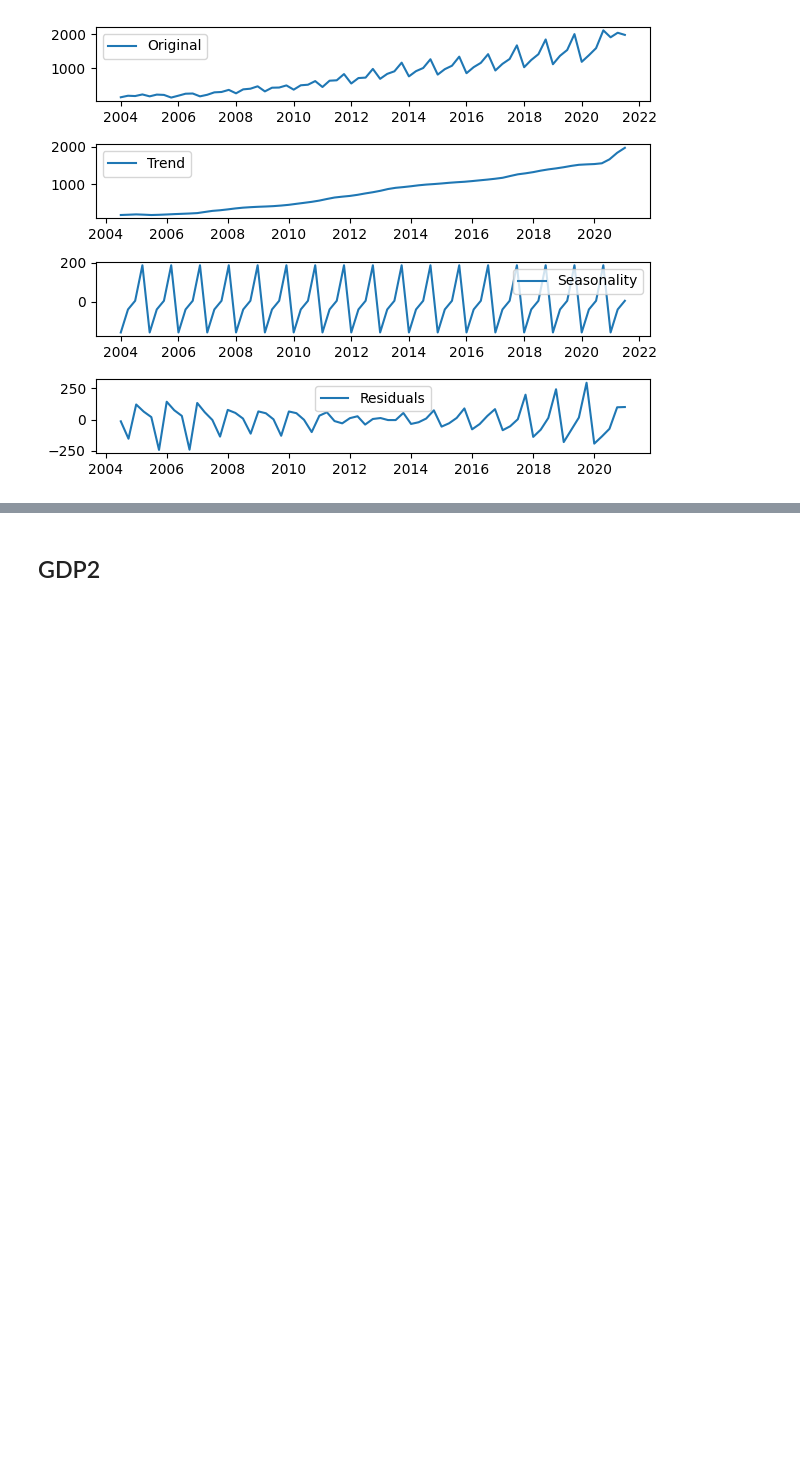
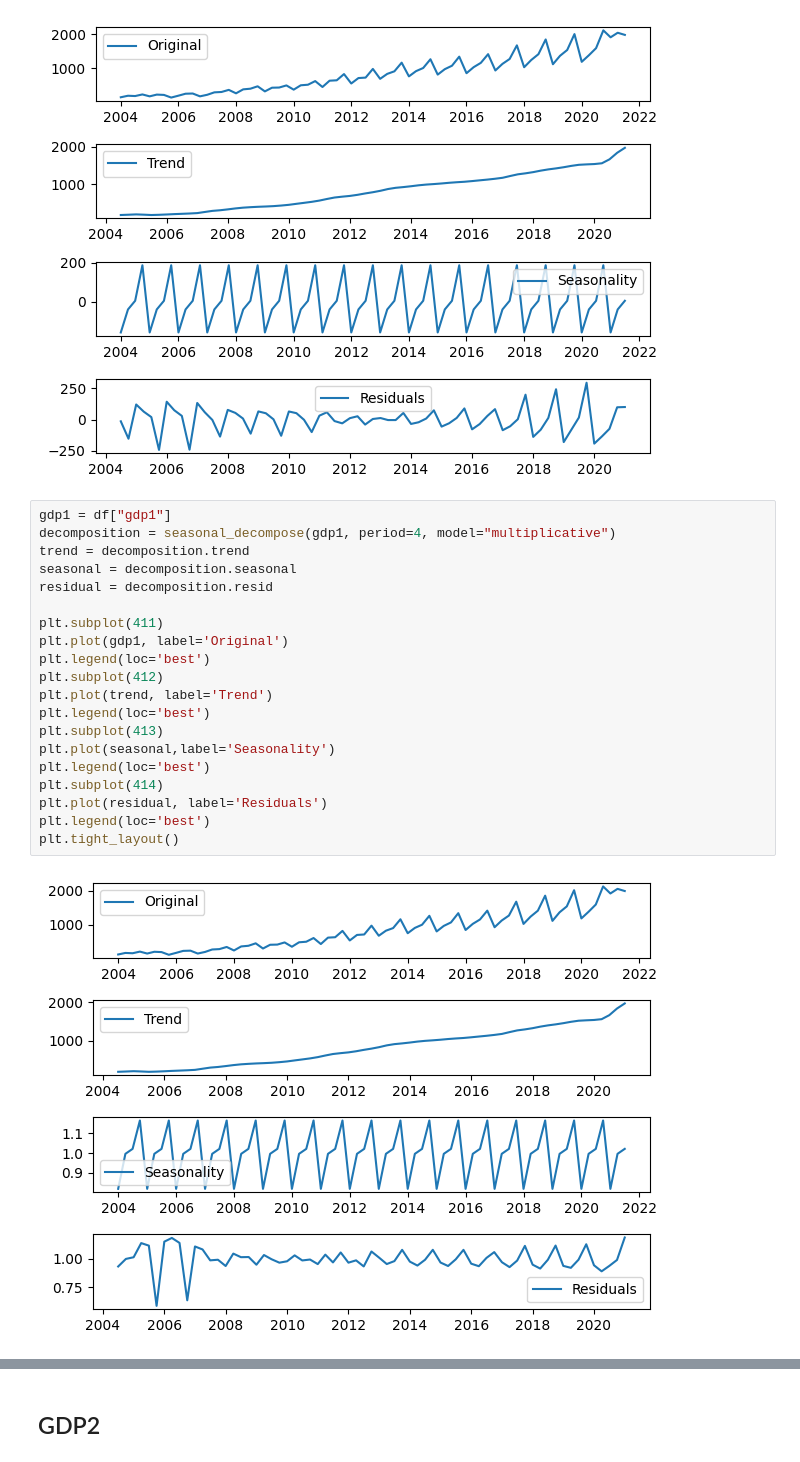
Before and after one commit to khanhtrinh2003/Time-series, a Jupyter notebook: Lesson/gdp.ipynb, the cells around one changed output, grey strips where cells are left out. Saved outputs shown, nothing was run; the diff lists cells and outputs as text; blank space fills up the shorter version.

```diff
--- a/Lesson/gdp.ipynb
+++ b/Lesson/gdp.ipynb
@@ -38,3 +42,25 @@ plt.legend(loc='best')
 plt.tight_layout()
 # %% [output]
 [figure]
+# %%
+gdp1 = df["gdp1"]
+decomposition = seasonal_decompose(gdp1, period=4, model="multiplicative")
+trend = decomposition.trend
+seasonal = decomposition.seasonal
+residual = decomposition.resid
+
+plt.subplot(411)
+plt.plot(gdp1, label='Original')
+plt.legend(loc='best')
+plt.subplot(412)
+plt.plot(trend, label='Trend')
+plt.legend(loc='best')
+plt.subplot(413)
+plt.plot(seasonal,label='Seasonality')
+plt.legend(loc='best')
+plt.subplot(414)
+plt.plot(residual, label='Residuals')
+plt.legend(loc='best')
+plt.tight_layout()
+# %% [output]
+[figure, added]
```
Also changed, not shown: parts of 6 cells of this notebook.
